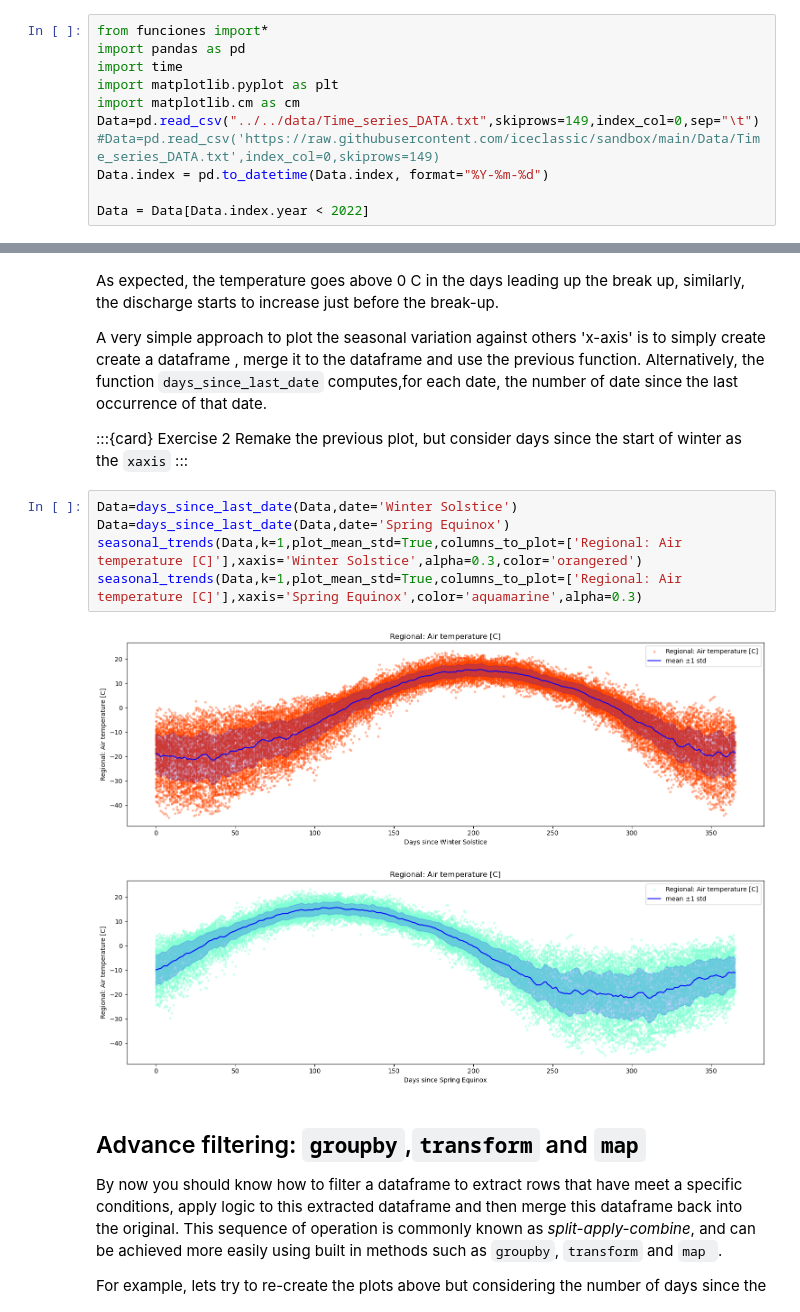
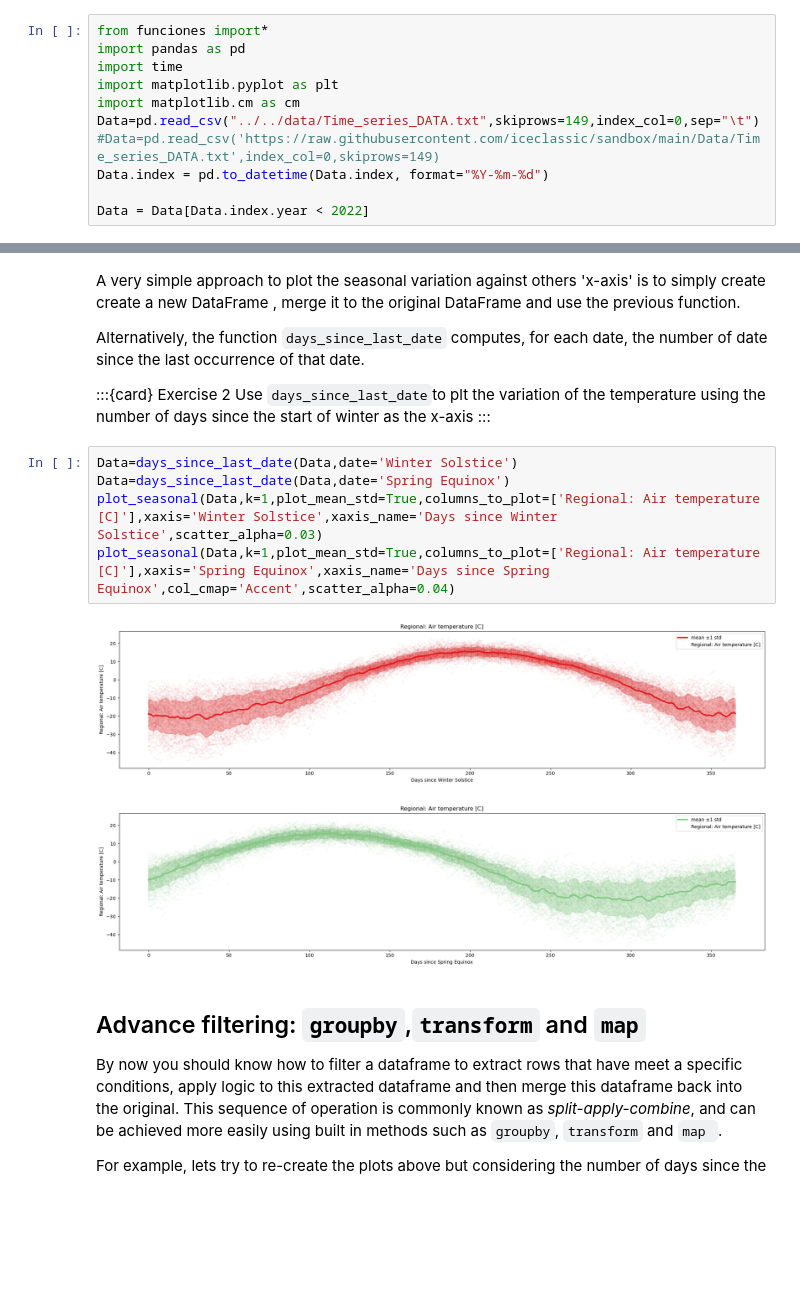
Before and after one commit to iceclassic/mude, a Jupyter notebook: book/Part_1/Regression.ipynb, the cells around one changed output, grey strips where cells are left out. Drawn from its saved outputs; the diff is of its cells as text; blank space fills up the shorter version.

```diff
--- a/book/Part_1/Regression.ipynb
+++ b/book/Part_1/Regression.ipynb
@@ -53,19 +51,19 @@ seasonal_trends(Data,multiyear=last_decade,Compare_years_to_baseline=True,
 # %% [markdown]
-As expected, the temperature goes above 0 C in the days leading up the break up, similarly, the discharge starts to increase just before the break-up.
+A very simple approach to plot the seasonal variation against others 'x-axis' is to simply create create a new DataFrame , merge it to the original DataFrame and use the previous function.
 
-A very simple approach to plot the seasonal variation against others 'x-axis' is to simply create create a dataframe , merge it to the dataframe and use the previous function. Alternatively, the function `days_since_last_date` computes,for each date, the number of date since the last occurrence of that date.
+Alternatively, the function `days_since_last_date` computes, for each date, the number of date since the last occurrence of that date.
 
 :::{card} Exercise 2
-Remake the previous plot, but consider days since the start of winter as the `xaxis`
+Use `days_since_last_date`to plt the variation of the temperature using the number of days since the start of winter as the x-axis
 :::
 # %%
 Data=days_since_last_date(Data,date='Winter Solstice')
 Data=days_since_last_date(Data,date='Spring Equinox')
-seasonal_trends(Data,k=1,plot_mean_std=True,columns_to_plot=['Regional: Air temperature [C]'],xaxis='Winter Solstice',alpha=0.3,color='orangered')
-seasonal_trends(Data,k=1,plot_mean_std=True,columns_to_plot=['Regional: Air temperature [C]'],xaxis='Spring Equinox',color='aquamarine',alpha=0.3)
+plot_seasonal(Data,k=1,plot_mean_std=True,columns_to_plot=['Regional: Air temperature [C]'],xaxis='Winter Solstice',xaxis_name='Days since Winter Solstice',scatter_alpha=0.03)
+plot_seasonal(Data,k=1,plot_mean_std=True,columns_to_plot=['Regional: Air temperature [C]'],xaxis='Spring Equinox',xaxis_name='Days since Spring Equinox',col_cmap='Accent',scatter_alpha=0.04)
 # %% [output]
-[figure, old version]
+[figure, new version]
-[figure, old version]
+[figure, new version]
 # %% [markdown]
 ## Advance filtering:  `groupby`,`transform` and `map`
 By now you should  know how to filter a dataframe to extract rows that have meet a specific conditions, apply logic to this extracted dataframe and then merge this dataframe back into the original.
```
Also changed, not shown: parts of 14 cells of this notebook, 1 other file.
